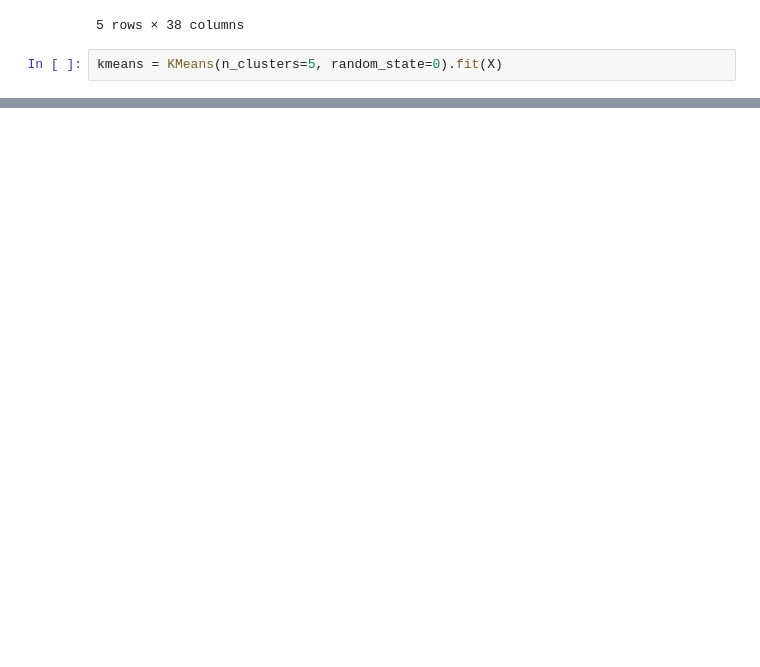
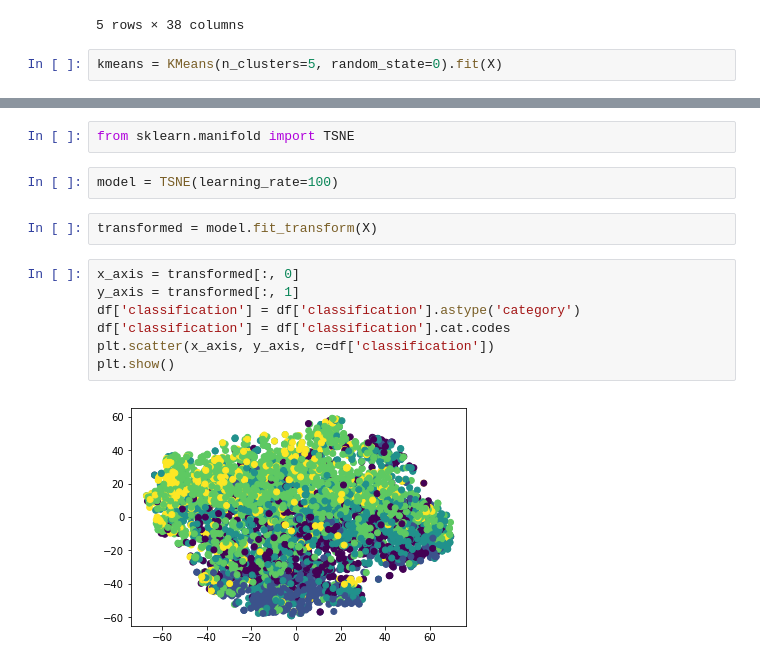
Before and after one commit to leiverandres/grupvis-bk, a Jupyter notebook: script/clustering/exploring_data.ipynb, the cells around one changed output, grey strips where cells are left out. Cells and saved outputs as stored; diff of their text form; blank space fills up the shorter version.

```diff
--- a/script/clustering/exploring_data.ipynb
+++ b/script/clustering/exploring_data.ipynb
@@ -96,0 +105,15 @@ df_label_4.head()
+# %%
+from sklearn.manifold import TSNE
+# %%
+model = TSNE(learning_rate=100)
+# %%
+transformed = model.fit_transform(X)
+# %%
+x_axis = transformed[:, 0]
+y_axis = transformed[:, 1]
+df['classification'] = df['classification'].astype('category')
+df['classification'] = df['classification'].cat.codes
+plt.scatter(x_axis, y_axis, c=df['classification'])
+plt.show()
+# %% [output]
+[figure, added]
```
Also changed, not shown: parts of 10 cells of this notebook, 1 other file.
